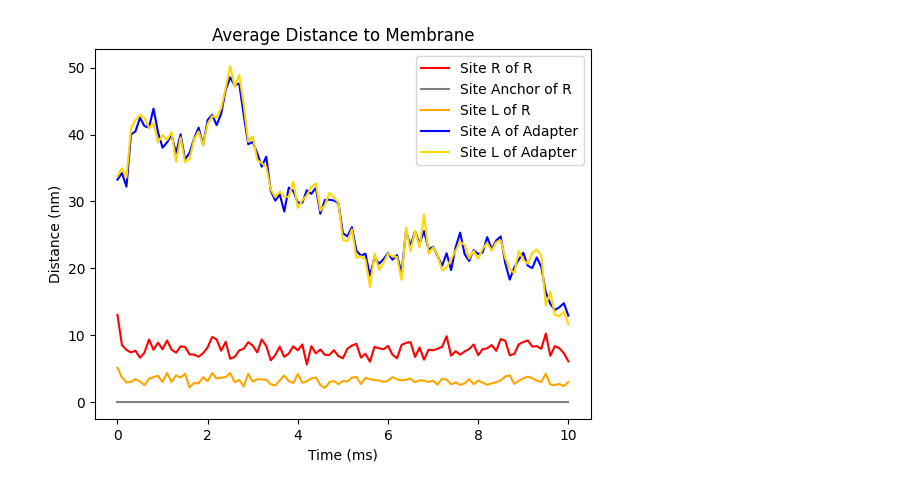
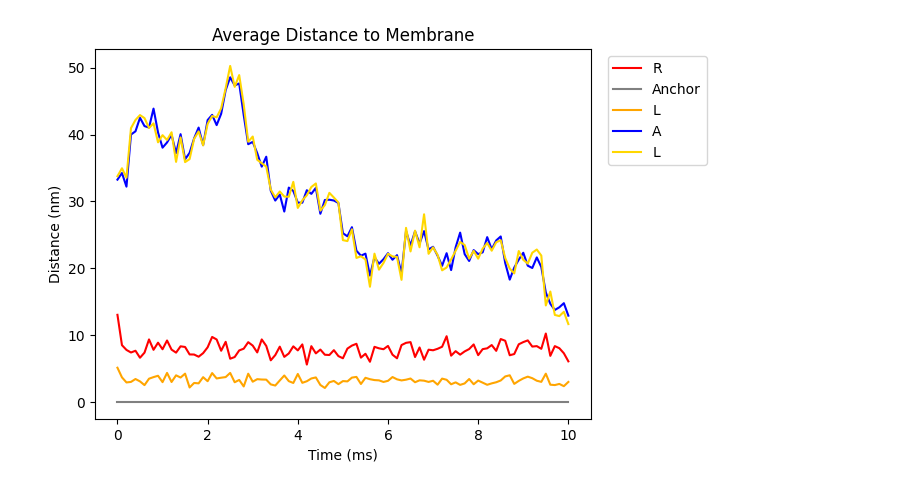
Before and after one commit to MolClustPy/SpringSaLaD-Python-Viz, a Jupyter notebook: Average_z_pos.ipynb, the cells around one changed output. Saved outputs shown, nothing was run; the diff lists cells and outputs as text; code cells hidden in the pictures.

Commit message:
Simplified Data Location

```diff
--- a/Average_z_pos.ipynb
+++ b/Average_z_pos.ipynb
@@ -8,7 +8,7 @@ from input_file_extraction import *
 directory_path = os.path.join('Examples','R_L_test_difficult_SIMULATIONS','Simulation0_SIM_SIMULATIONS')
 molecules, _= read_input_file(directory_path)
 
-path = find_viewer_file(directory_path)
+path, _ = data_file_finder(directory_path, ['viewer_files'], run = 0)
 
 with open(path, "r") as f:
     lines = f.readlines()
@@ -63,35 +63,40 @@ def average_Z(df, color):
     color_df = df[df['Color'] == color]
     return color_df['Z'].astype(float).mean()
 # %%
+verbose = False
+
 color_list = list(data_frame_list[0]['Color'].unique())
 
 z_values = []
 
 for color in color_list:
     line = []
     for data_frame in data_frame_list:
         line.append(average_Z(data_frame,color))
     z_values.append([color, line])
 
 for line in z_values:
     plt.plot([float(time)*1000 for time in times], line[1], color=line[0].replace('_','').lower())
 
 plt.title('Average Distance to Membrane')
 plt.xlabel('Time (ms)')
 plt.ylabel('Distance (nm)')
 
 legend_list = []
 
 for color in color_list:
     for color_and_site in colors_and_sites:
         if color == color_and_site[0]:
             legend_entry = ''
             for site in color_and_site[1]:
-                legend_entry = legend_entry + f'Site {site[1]} of {site[0]}, '
+                if verbose:
+                    legend_entry = legend_entry + f'Site {site[1]} of {site[0]}, '
+                else:
+                    legend_entry = legend_entry + f'{site[1]}, '
             legend_list.append(legend_entry[:-2])
 
-plt.legend(legend_list)
+plt.legend(legend_list, bbox_to_anchor=(1.02, 1), loc='upper left')
 
 plt.show()
 # %% [output]
-[figure, old version]
+[figure, new version]
```
Also changed, not shown: 10 other files.
